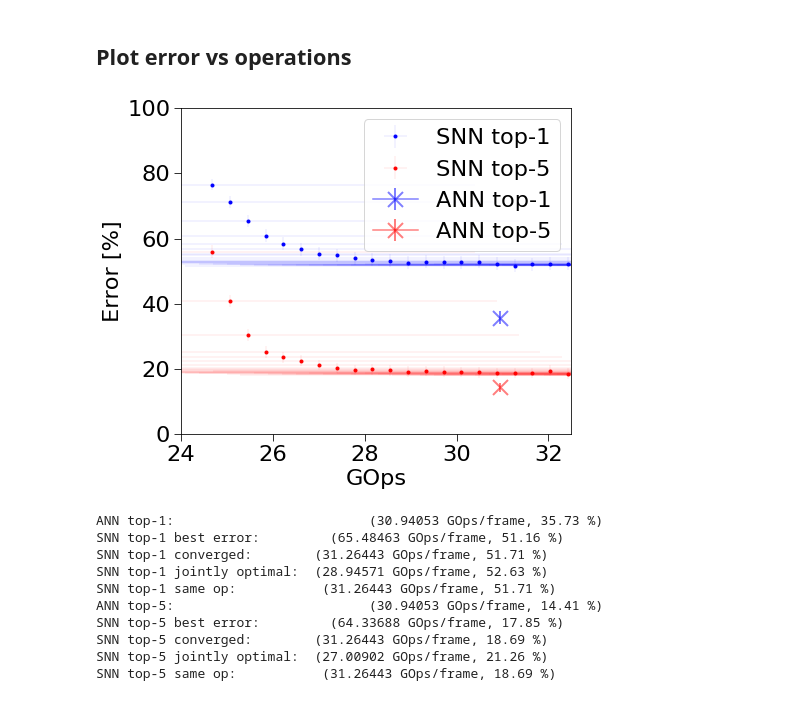
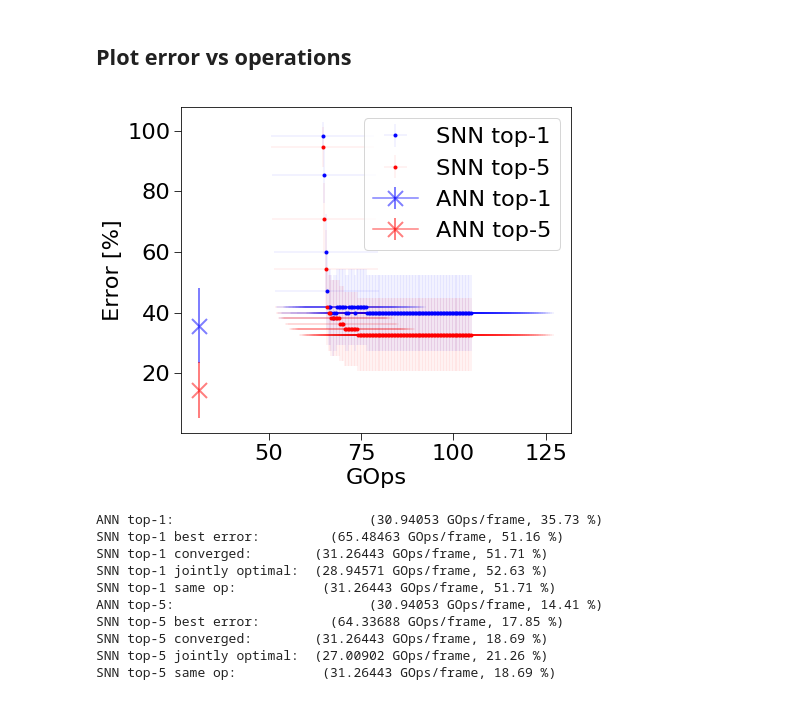
Before and after one commit to NeuromorphicProcessorProject/snn_toolbox, a Jupyter notebook: scripts/googlenet/vgg16_performance.ipynb, the cells around one changed output. Drawn from its saved outputs; the diff is of its cells as text; code cells hidden in the pictures.

```diff
--- a/scripts/googlenet/vgg16_performance.ipynb
+++ b/scripts/googlenet/vgg16_performance.ipynb
@@ -28,10 +28,10 @@ mpl.rcParams.update(plotproperties)
 ## Parameters and definitions
 # %%
 log_dir = '/home/rbodo/.snntoolbox/data/imagenet/vgg16/keras/maxpool/log'
-runlabel_analog = '01'
+runlabel_analog = '03'
 path_analog = os.path.join(log_dir, 'gui', runlabel_analog)
 
-clamp = 84 - 1
+clamp = 199#84 - 1
 
 scale = 1e3  # Scale from Million to Billion operations
 # %% [markdown]
@@ -89,36 +89,36 @@ plt.savefig(os.path.join(log_dir, 'err_vs_t'), bbox_inches='tight')
 # %%
 show_numbers = False
 
 exp = experiments[0]
 plt.errorbar(exp.mean_computations_t[clamp:], exp.e1_mean[clamp:], xerr=exp.std_computations_t[clamp:],
              yerr=exp.e1_confidence95[clamp:], fmt=exp.marker, label=exp.label+' top-1', capsize=0, elinewidth=0.1, color=exp.color1)
 plt.errorbar(exp.mean_computations_t[clamp:], exp.e5_mean[clamp:], xerr=exp.std_computations_t[clamp:],
              yerr=exp.e5_confidence95[clamp:], fmt=exp.marker, label=exp.label+' top-5', capsize=0, elinewidth=0.1, color=exp.color5)
 
 plt.errorbar(exp.operations_ann, exp.e1_ann, marker='x', label='ANN top-1', color=exp.color1, markersize=15,
              yerr=exp.e1_confidence95_ann, elinewidth=2, capthick=2, markeredgewidth=2, alpha=0.5)
 plt.errorbar(exp.operations_ann, exp.e5_ann, marker='x', label='ANN top-5', color=exp.color5, markersize=15,
              yerr=exp.e5_confidence95_ann, elinewidth=2, capthick=2, markeredgewidth=2, alpha=0.5)
 
 if show_numbers:
     plt.annotate('({:.2f}, {:.2f})'.format(exp.operations_ann, exp.e1_ann), xy=(exp.operations_ann - 0.15, exp.e1_ann + 10), color=exp.color1)
     plt.annotate('({:.2f}, {:.2f})'.format(exp.operations_ann, exp.e5_ann), xy=(exp.operations_ann - 0.15, exp.e5_ann + 10), color=exp.color5)
     plt.annotate('({:.2f}, {:.2f})'.format(exp.op1_optimal, exp.e1_optimal), xy=(exp.op1_optimal, exp.e1_optimal),
                  xytext=(exp.op1_optimal, exp.e1_optimal + 10),
                  arrowprops=dict(color=exp.color1, shrink=0.05, width=5, headwidth=10), color=exp.color1)
     plt.annotate('({:.2f}, {:.2f})'.format(exp.op5_optimal, exp.e5_optimal), xy=(exp.op5_optimal, exp.e5_optimal),
                  xytext=(exp.op5_optimal, exp.e5_optimal + 10),
                  arrowprops=dict(color=exp.color5, shrink=0.05, width=5, headwidth=10), color=exp.color5)
 
-plt.ylim(0, 100)
-plt.xlim(24, 32.5)
+#plt.ylim(0, 100)
+#plt.xlim(24, 32.5)
 plt.ylabel('Error [%]')
 plt.xlabel('GOps')
 plt.legend(loc='upper right')
 #plt.title('ANN vs SNN performance')
 plt.savefig(os.path.join(log_dir, 'err_vs_ops'), bbox_inches='tight')
 # %% [output]
-[figure, old version]
+[figure, new version]
 # %%
 for exp in experiments:
     print('ANN top-1:                         ({:.5f} GOps/frame, {:.2f} %)'.format(exp.operations_ann, exp.e1_ann))
```
Also changed, not shown: 32 other files.
